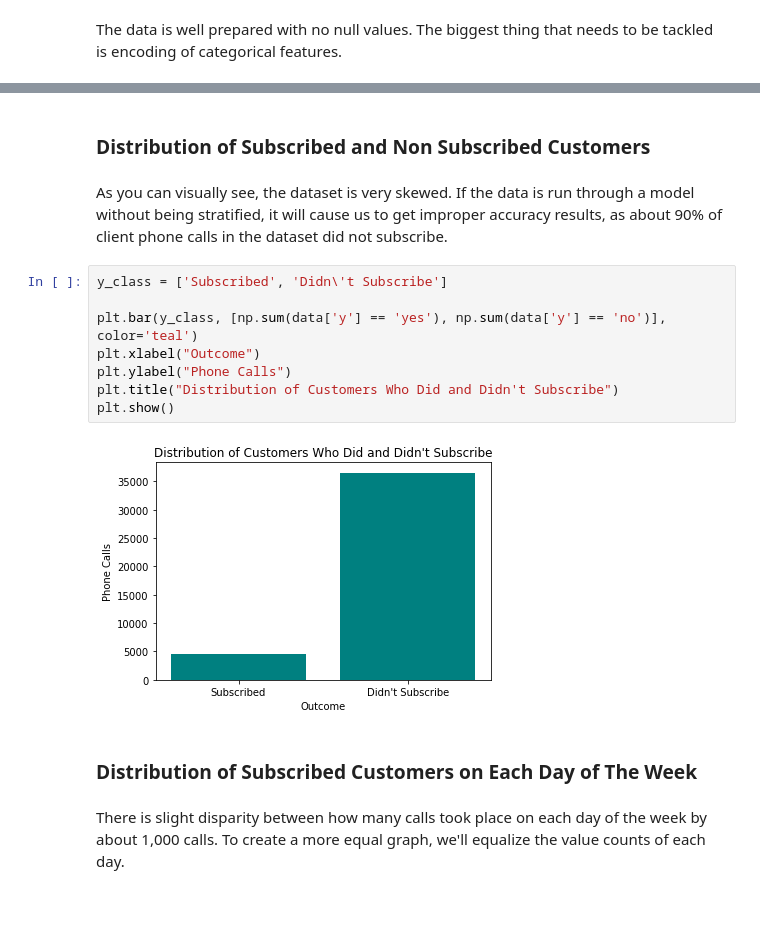
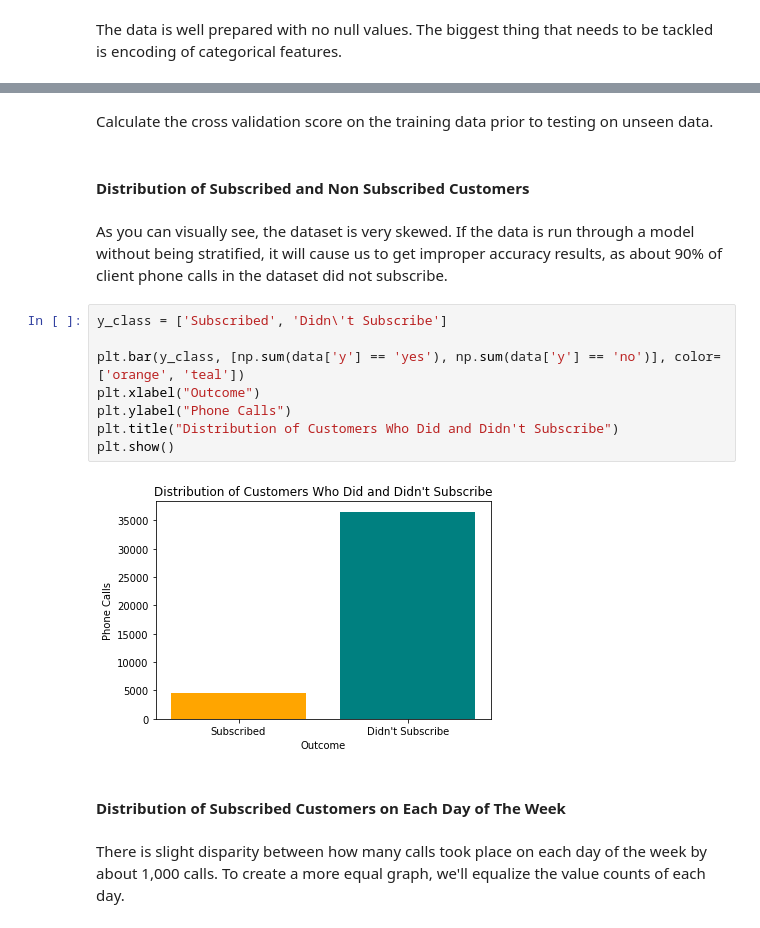
Before and after one commit to kevinbooth/comp740, a Jupyter notebook: project1/bank_marketing.ipynb, the cells around one changed output, grey strips where cells are left out. Saved outputs shown, nothing was run; the diff lists cells and outputs as text.

```diff
--- a/project1/bank_marketing.ipynb
+++ b/project1/bank_marketing.ipynb
@@ -58,19 +107,21 @@ dtype: int64
+# %% [markdown]
+Calculate the cross validation score on the training data prior to testing on unseen data.
 # %% [markdown]
-### Distribution of Subscribed and Non Subscribed Customers
+#### Distribution of Subscribed and Non Subscribed Customers
 # %% [markdown]
 As you can visually see, the dataset is very skewed. If the data is run through a model without being stratified, it will cause us to get improper accuracy results, as about 90% of client phone calls in the dataset did not subscribe.
 # %%
 y_class = ['Subscribed', 'Didn\'t Subscribe']
 
-plt.bar(y_class, [np.sum(data['y'] == 'yes'), np.sum(data['y'] == 'no')], color='teal')
+plt.bar(y_class, [np.sum(data['y'] == 'yes'), np.sum(data['y'] == 'no')], color=['orange', 'teal'])
 plt.xlabel("Outcome")
 plt.ylabel("Phone Calls")
 plt.title("Distribution of Customers Who Did and Didn't Subscribe")
 plt.show()
 # %% [output]
-[figure, old version]
+[figure, new version]
 # %% [markdown]
-### Distribution of Subscribed Customers on Each Day of The Week
+#### Distribution of Subscribed Customers on Each Day of The Week
 # %% [markdown]
 There is slight disparity between how many calls took place on each day of the week by about 1,000 calls. To create a more equal graph, we'll equalize the value counts of each day.
 # %%
```
Also changed, not shown: parts of 53 cells of this notebook.
